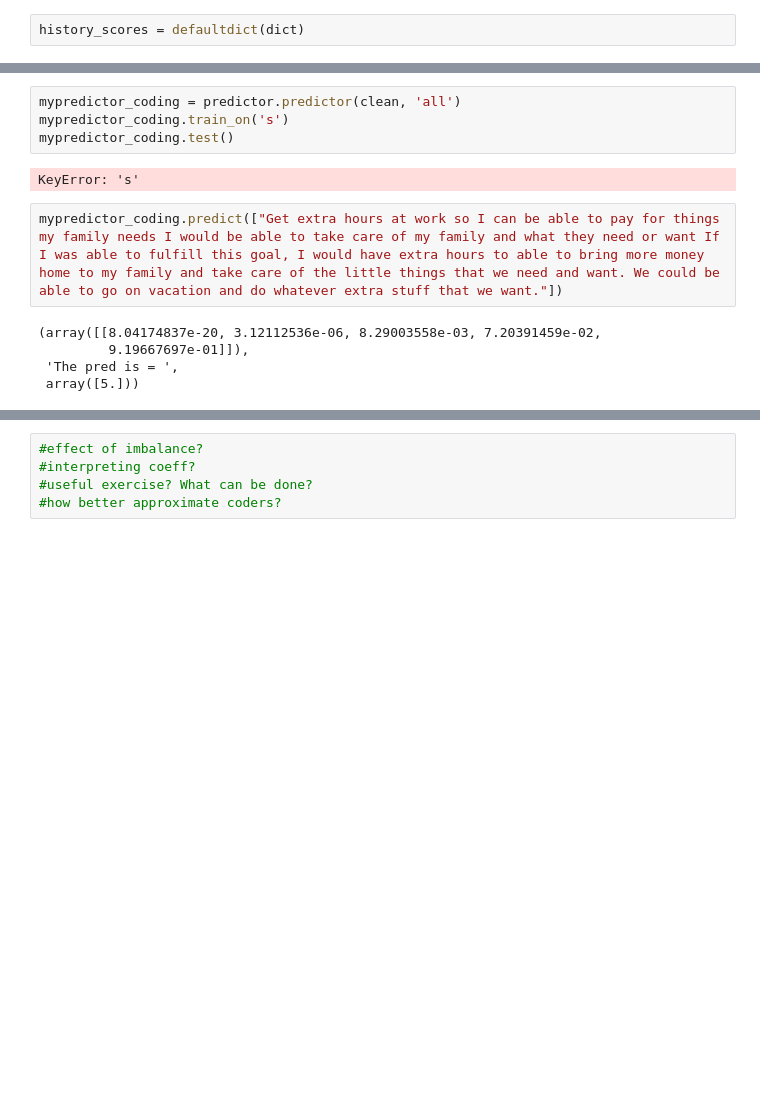
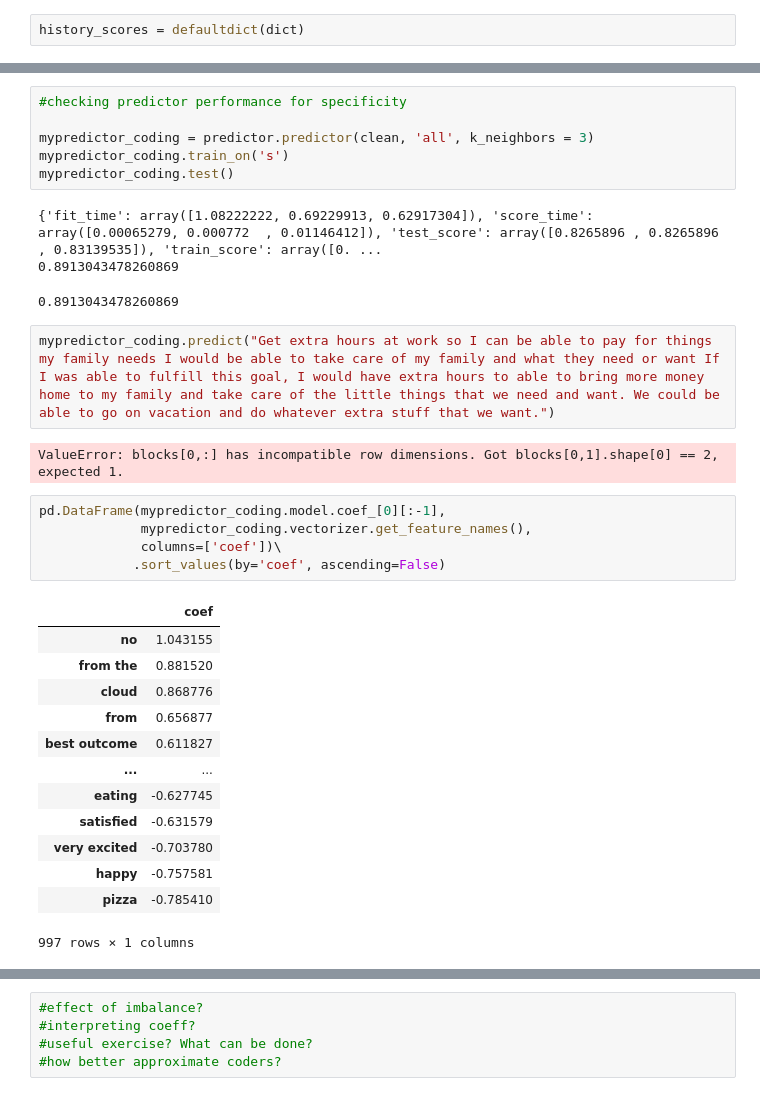
Before and after one commit to adityaarunsinghal/NLP-for-motivation-lab, a Jupyter notebook: Clean Data Exploration (3 Input, 8 DVs).ipynb, the cells around one changed output, grey strips where cells are left out. Cells and saved outputs as stored; diff of their text form; blank space fills up the shorter version.

```diff
--- a/Clean Data Exploration (3 Input, 8 DVs).ipynb
+++ b/Clean Data Exploration (3 Input, 8 DVs).ipynb
@@ -74,13 +169,33 @@ defaultdict(dict, {})
 # %%
-mypredictor_coding = predictor.predictor(clean, 'all')
+#checking predictor performance for specificity
+
+mypredictor_coding = predictor.predictor(clean, 'all', k_neighbors = 3)
 mypredictor_coding.train_on('s')
 mypredictor_coding.test()
 # %% [output]
-KeyError: 's'
+{'fit_time': array([1.08222222, 0.69229913, 0.62917304]), 'score_time': array([0.00065279, 0.000772  , 0.01146412]), 'test_score': array([0.8265896 , 0.8265896 , 0.83139535]), 'train_score': array([0. ...
+0.8913043478260869
+0.8913043478260869
 # %%
-mypredictor_coding.predict(["Get extra hours at work so I can be able to pay for things my family needs I would be able to take care of my family and what they need or want If I was able to fulfill this goal, I would have extra hours to able to bring more money home to my family and take care of the little things that we need and want. We could be able to go on vacation and do whatever extra stuff that we want."])
+mypredictor_coding.predict("Get extra hours at work so I can be able to pay for things my family needs I would be able to take care of my family and what they need or want If I was able to fulfill this goal, I would have extra hours to able to bring more money home to my family and take care of the little things that we need and want. We could be able to go on vacation and do whatever extra stuff that we want.")
 # %% [output]
-(array([[8.04174837e-20, 3.12112536e-06, 8.29003558e-03, 7.20391459e-02,
-         9.19667697e-01]]),
- 'The pred is = ',
- array([5.]))
+ValueError: blocks[0,:] has incompatible row dimensions. Got blocks[0,1].shape[0] == 2, expected 1.
+# %%
+pd.DataFrame(mypredictor_coding.model.coef_[0][:-1],
+             mypredictor_coding.vectorizer.get_feature_names(),
+             columns=['coef'])\
+            .sort_values(by='coef', ascending=False)
+# %% [output]
+|  | coef |
+| no | 1.043155 |
+| from the | 0.881520 |
+| cloud | 0.868776 |
+| from | 0.656877 |
+| best outcome | 0.611827 |
+| ... | ... |
+| eating | -0.627745 |
+| satisfied | -0.631579 |
+| very excited | -0.703780 |
+| happy | -0.757581 |
+| pizza | -0.785410 |
+997 rows × 1 columns
```
Also changed, not shown: parts of 19 cells of this notebook, 3 other files.
